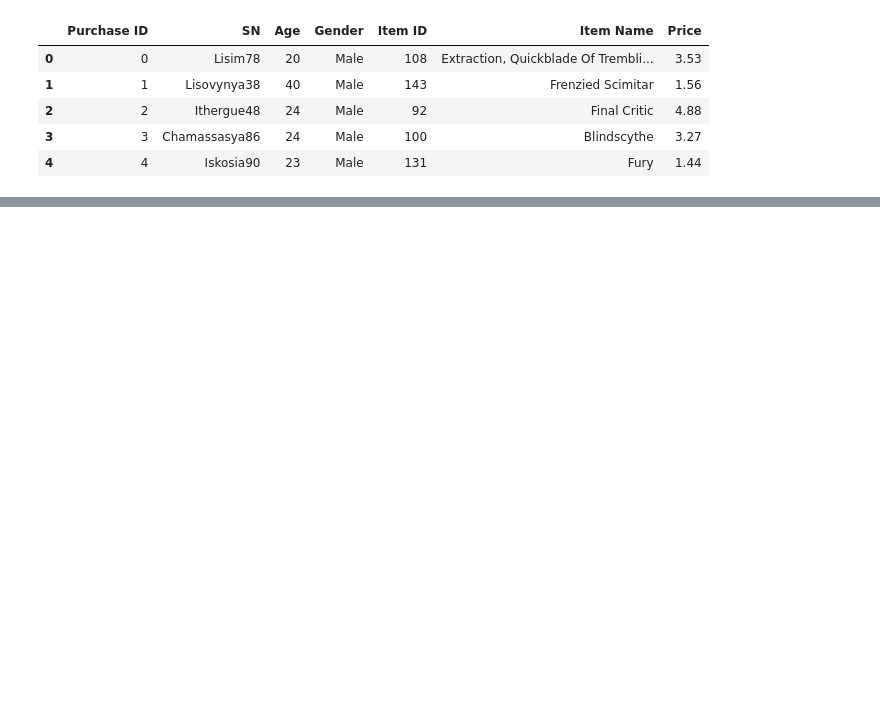
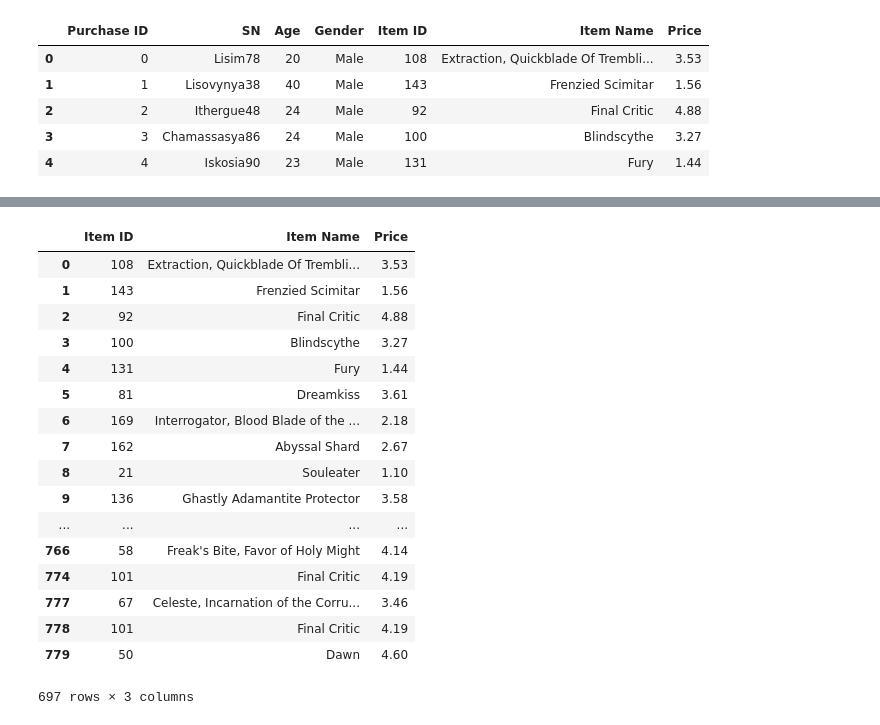
Before and after one commit to gianmillare/Heroes_of_Pymoli, a Jupyter notebook: HeroesOfPymoli/HeroesOfPymoli.ipynb, the cells around one changed output, grey strips where cells are left out. Cells and saved outputs as stored; diff of their text form; code cells hidden in the pictures; blank space fills up the shorter version.

```diff
--- a/HeroesOfPymoli/HeroesOfPymoli.ipynb
+++ b/HeroesOfPymoli/HeroesOfPymoli.ipynb
@@ -15,0 +506,25 @@ dataframe.head()
+# %%
+# SETTING UP MOST POPULAR ITEMS DATAFRAME
+
+items = dataframe[["Item ID", "Item Name", "Price"]]
+grpitems = items.groupby(["Item ID", "Item Name"])
+grpitems.head()
+# %% [output]
+|  | Item ID | Item Name | Price |
+| 0 | 108 | Extraction, Quickblade Of Trembli... | 3.53 |
+| 1 | 143 | Frenzied Scimitar | 1.56 |
+| 2 | 92 | Final Critic | 4.88 |
+| 3 | 100 | Blindscythe | 3.27 |
+| 4 | 131 | Fury | 1.44 |
+| 5 | 81 | Dreamkiss | 3.61 |
+| 6 | 169 | Interrogator, Blood Blade of the ... | 2.18 |
+| 7 | 162 | Abyssal Shard | 2.67 |
+| 8 | 21 | Souleater | 1.10 |
+| 9 | 136 | Ghastly Adamantite Protector | 3.58 |
+| ... | ... | ... | ... |
+| 766 | 58 | Freak's Bite, Favor of Holy Might | 4.14 |
+| 774 | 101 | Final Critic | 4.19 |
+| 777 | 67 | Celeste, Incarnation of the Corru... | 3.46 |
+| 778 | 101 | Final Critic | 4.19 |
+| 779 | 50 | Dawn | 4.60 |
+697 rows × 3 columns
```
Also changed, not shown: parts of 47 cells of this notebook.
